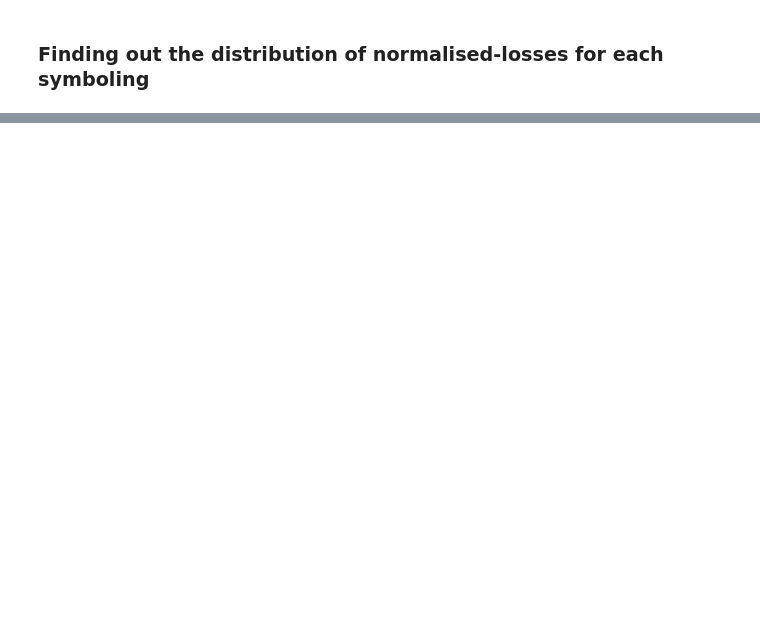
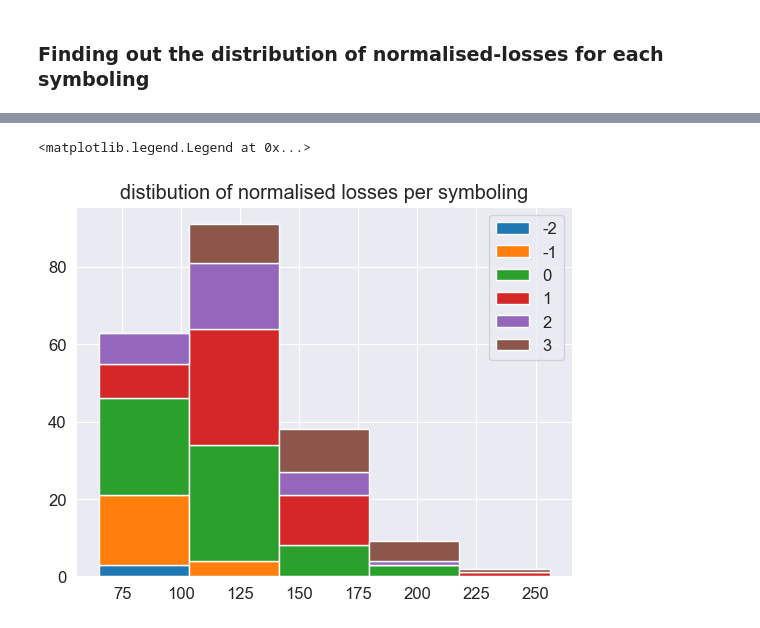
Before and after one commit to kasuleBS/automobile_analysis, a Jupyter notebook: analysis_file.ipynb, the cells around one changed output, grey strips where cells are left out. Cells and saved outputs as stored; diff of their text form; code cells hidden in the pictures; blank space fills up the shorter version.

```diff
--- a/analysis_file.ipynb
+++ b/analysis_file.ipynb
@@ -1358,0 +1351,15 @@ make_df('symboling_p3_df',3)
+# %%
+symboling_cols= [
+    automobile_df[automobile_df.symboling == -2]['normalized-losses'],
+    automobile_df[automobile_df.symboling == -1]['normalized-losses'],
+    automobile_df[automobile_df.symboling == 0]['normalized-losses'],
+    automobile_df[automobile_df.symboling == 1]['normalized-losses'],
+    automobile_df[automobile_df.symboling == 2]['normalized-losses'],
+    automobile_df[automobile_df.symboling == 3]['normalized-losses'],
+]
+plt.title('distibution of normalised losses per symboling')
+plt.hist(symboling_cols, stacked=True, bins=5)
+plt.legend(['-2','-1','0','1','2','3'])
+# %% [output]
+<matplotlib.legend.Legend at 0x...>
+[figure, added]
```
Also changed, not shown: parts of 31 cells of this notebook.
